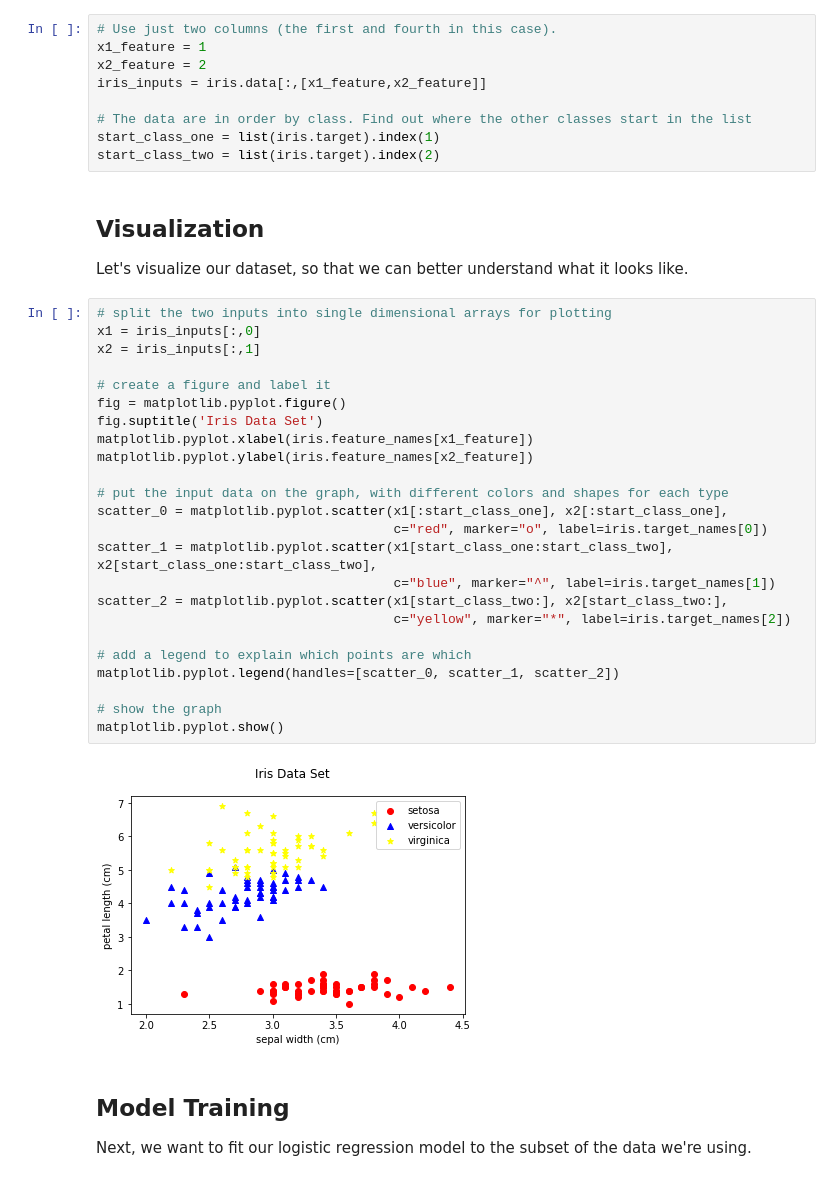
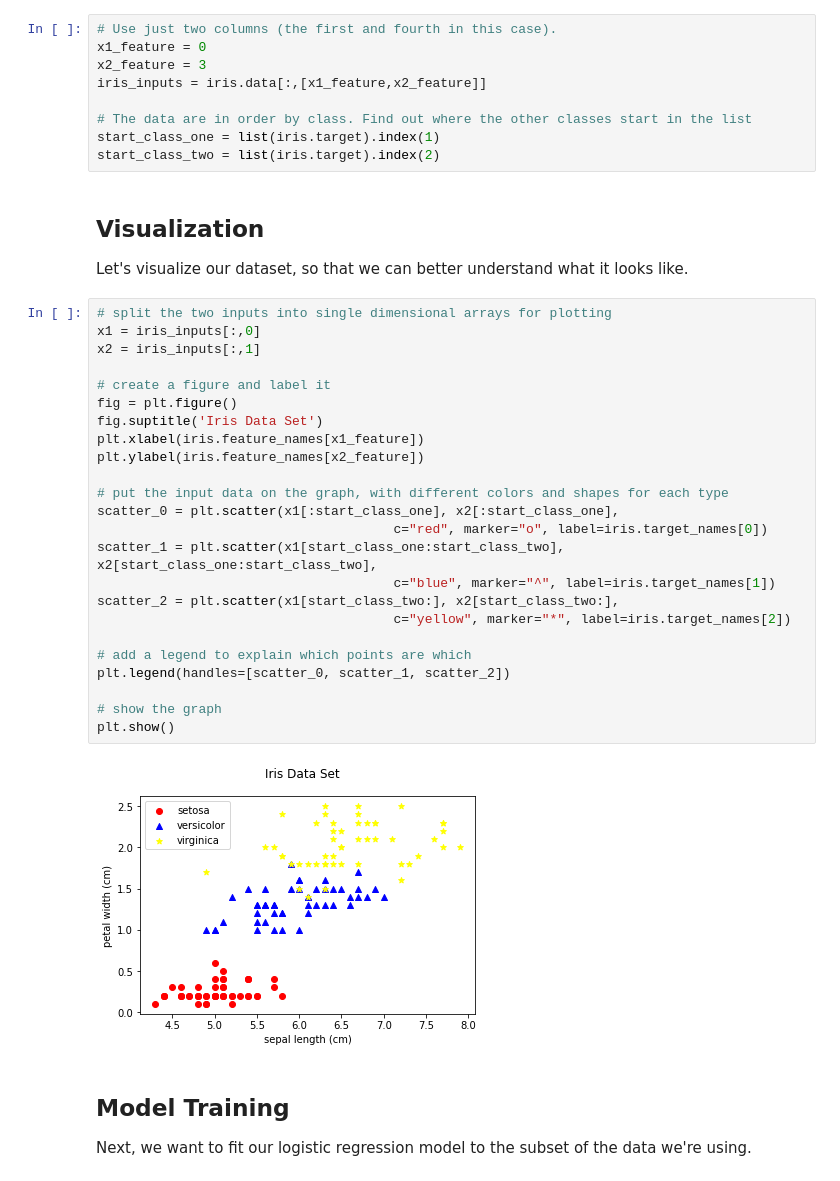
Before and after one commit to TheEnquirer/ml301, a Jupyter notebook: classification/log_reg/iris_data/LogisticRegressionIris.ipynb, the cells around one changed output. Cells and saved outputs as stored; diff of their text form.

```diff
--- a/classification/log_reg/iris_data/LogisticRegressionIris.ipynb
+++ b/classification/log_reg/iris_data/LogisticRegressionIris.ipynb
@@ -71,8 +71,8 @@ For this tutorial, at least to start, we're not going to use the whole dataset,
 We'll also need to know at what location in the list each of the classes start at.
 # %%
 # Use just two columns (the first and fourth in this case).
-x1_feature = 1
-x2_feature = 2
+x1_feature = 0
+x2_feature = 3
 iris_inputs = iris.data[:,[x1_feature,x2_feature]]
 
 # The data are in order by class. Find out where the other classes start in the list
@@ -85,29 +85,29 @@ Let's visualize our dataset, so that we can better understand what it looks like
 # %%
 # split the two inputs into single dimensional arrays for plotting
 x1 = iris_inputs[:,0]
 x2 = iris_inputs[:,1]
 
 # create a figure and label it
-fig = matplotlib.pyplot.figure()
+fig = plt.figure()
 fig.suptitle('Iris Data Set')
-matplotlib.pyplot.xlabel(iris.feature_names[x1_feature])
-matplotlib.pyplot.ylabel(iris.feature_names[x2_feature])
+plt.xlabel(iris.feature_names[x1_feature])
+plt.ylabel(iris.feature_names[x2_feature])
 
 # put the input data on the graph, with different colors and shapes for each type
-scatter_0 = matplotlib.pyplot.scatter(x1[:start_class_one], x2[:start_class_one],
+scatter_0 = plt.scatter(x1[:start_class_one], x2[:start_class_one],
                                       c="red", marker="o", label=iris.target_names[0])
-scatter_1 = matplotlib.pyplot.scatter(x1[start_class_one:start_class_two], x2[start_class_one:start_class_two],
+scatter_1 = plt.scatter(x1[start_class_one:start_class_two], x2[start_class_one:start_class_two],
                                       c="blue", marker="^", label=iris.target_names[1])
-scatter_2 = matplotlib.pyplot.scatter(x1[start_class_two:], x2[start_class_two:],
+scatter_2 = plt.scatter(x1[start_class_two:], x2[start_class_two:],
                                       c="yellow", marker="*", label=iris.target_names[2])
 
 # add a legend to explain which points are which
-matplotlib.pyplot.legend(handles=[scatter_0, scatter_1, scatter_2])
+plt.legend(handles=[scatter_0, scatter_1, scatter_2])
 
 # show the graph
-matplotlib.pyplot.show()
+plt.show()
 # %% [output]
-[figure, old version]
+[figure, new version]
 # %% [markdown]
 ## Model Training
 
```
Also changed, not shown: parts of 3 cells of this notebook, 1 other file.
